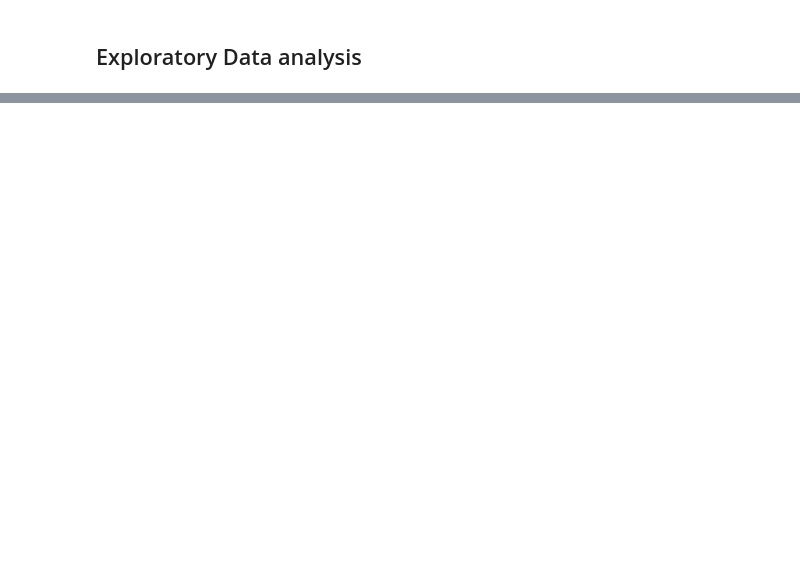
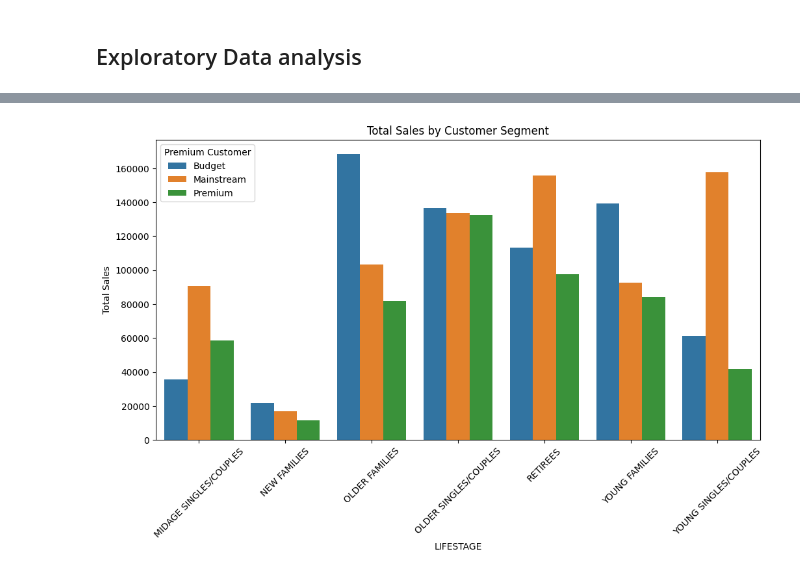
Before and after one commit to Emily-Ngahu/Customer-purchase-behavior-, a Jupyter notebook: customer_behavior.ipynb, the cells around one changed output, grey strips where cells are left out. Saved outputs shown, nothing was run; the diff lists cells and outputs as text; code cells hidden in the pictures; blank space fills up the shorter version.

```diff
--- a/customer_behavior.ipynb
+++ b/customer_behavior.ipynb
@@ -140,0 +158,5 @@ df.head()
+# %%
+#Sales by LIFESTAGE and PREMIUM_CUSTOMER: Group data by LIFESTAGE and PREMIUM_CUSTOMER to analyze
+#purchasing patterns.
+sales_by_segment = df.groupby(['LIFESTAGE', 'PREMIUM_CUSTOMER'])['TOT_SALES'].sum().reset_index()
+print(sales_by_segment)
@@ -140,0 +234,12 @@ df.head()
+# %%
+#Total Sales by Segment (LIFESTAGE and PREMIUM_CUSTOMER):
+# This bar plot will help visualize total sales across different customer segments.
+plt.figure(figsize=(12, 6))
+sns.barplot(data=sales_by_segment, x='LIFESTAGE', y='TOT_SALES', hue='PREMIUM_CUSTOMER')
+plt.title('Total Sales by Customer Segment')
+plt.ylabel('Total Sales')
+plt.xticks(rotation=45)
+plt.legend(title='Premium Customer')
+plt.show()
+# %% [output]
+[figure, added]
```
Also changed, not shown: parts of 10 cells of this notebook.
